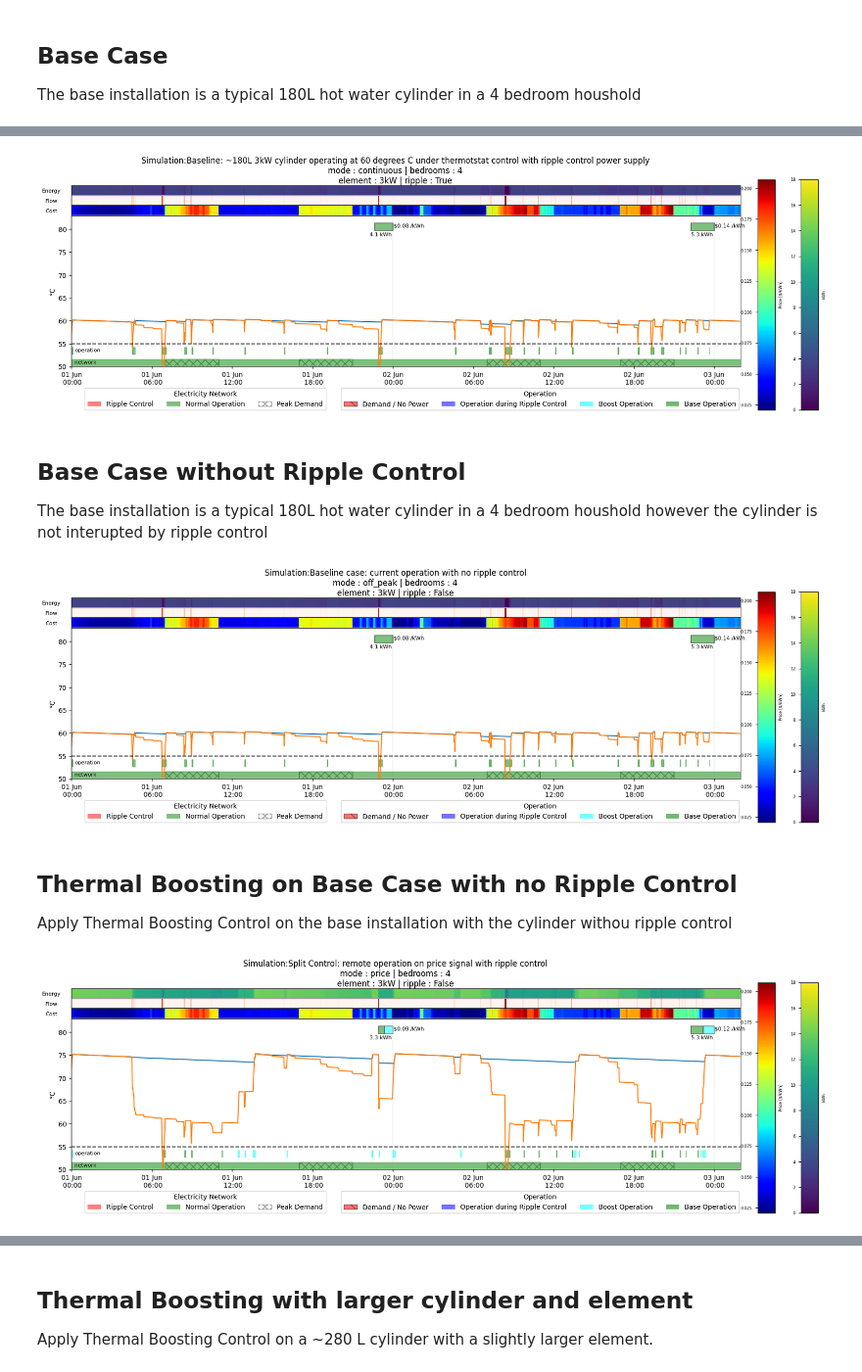
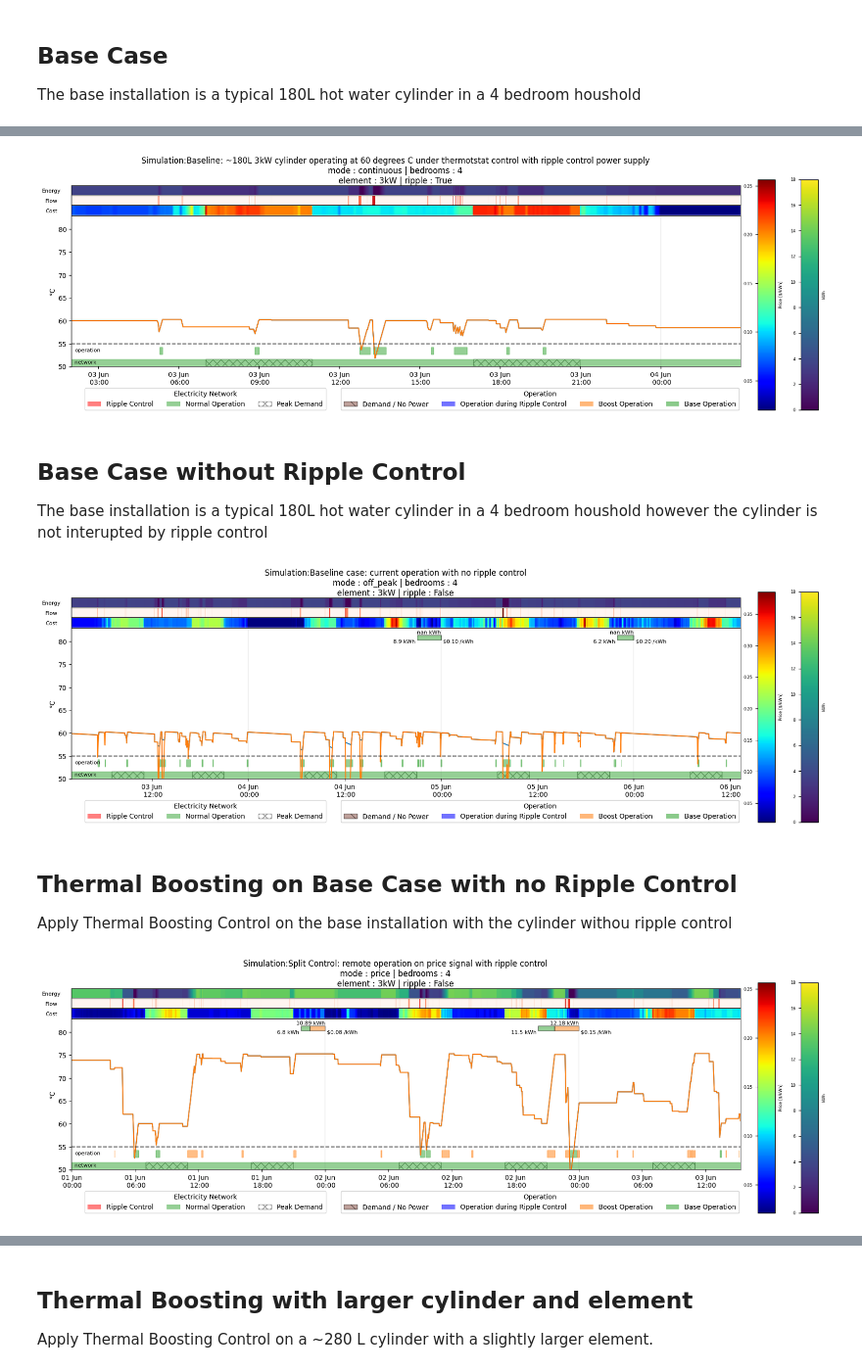
Before and after one commit to CJP123/cylinder, a Jupyter notebook: nbs/05_use.ipynb, the cells around one changed output, grey strips where cells are left out. Shown at 98% size. Saved outputs shown, nothing was run; the diff lists cells and outputs as text; code cells hidden in the pictures.

```diff
--- a/nbs/05_use.ipynb
+++ b/nbs/05_use.ipynb
@@ -63,22 +62,24 @@ strategies[0] = {'name': 'Baseline: ~180L 3kW cylinder operating at 60 degrees C
                 'Tset_L' : 60.0,
                 'radius' : 0.22,
                 'height' : 1.1,
-                'ripple' : True}
+                'ripple' : True,
+                'mixed' : False}
 # %%
 def run_simulation(strategy, power, time_period):
     env = HWC(T_set=strategy['Tset_H'],
             radius=strategy['radius'],
             height=strategy['height'],
             element=strategy['bedrooms'],
+            mixed=strategy['mixed'],
             T_cold=15,
             T_inlet=15,
             U=.8,
-            K=0,
+            K=.05,
             noisey=False)
     temp = []
     flow = load_demand(path = Path('../data/drawprofiles'),
                     bed=strategy['bedrooms'],
-                    unit=3).loc[:,'flow']
+                    unit=0).loc[:,'flow']
     for row in power.loc[time_period].itertuples(): # go through a set time period
         action = 0
         element = 0 # heating power
@@ -96,7 +97,7 @@ def run_simulation(strategy, power, time_period):
 
             elif strategy['operation'] == 'price': # if the strategy is to use the thermostat high temperature sensor then the element is on
                 # action = 1 if row.cost < 0.1 else 0
-                action = 1 if row.costrank_8h < 0.2 else 0
+                action = 1 if row.costrank_4h < 0.25 else 0
                 element = 2 if action == 1 else 0
 
 
@@ -137,8 +142,8 @@ df[0] = run_simulation(strategies[0], power, time_period='2020-06')
 # %%
 # |filter_stream FutureWarning
-plot_sim(strategies[0], df[0].iloc[:3000])
+plot_sim(strategies[0], df[0].iloc[3000:4500])
 # %% [output]
-[figure, old version]
+[figure, new version]
 # %% [markdown]
 ## Base Case without Ripple Control
 
@@ -152,15 +157,17 @@ strategies[1] = {'name':'Baseline case: current operation with no ripple control
             'Tset_L' : 60.,
             'radius' : 0.22,
             'height' : 1.1,
-            'ripple' : False}
+            'ripple' : False,
+            'mixed' : False,
+            }
 # %%
 #| hide
 df[1] = run_simulation(strategies[1], power, time_period='2020-06')
 # %%
 # |filter_stream FutureWarning
-plot_sim(strategies[1], df[1].iloc[:3000])
+plot_sim(strategies[1], df[1].iloc[3000:8000], verbose=True)
 # %% [output]
-[figure, old version]
+[figure, new version]
 # %% [markdown]
 ## Thermal Boosting on Base Case with no Ripple Control
 
@@ -174,12 +181,14 @@ strategies[2] = {'name': 'Split Control: remote operation on price signal with r
             'Tset_L' : 60.,
             'radius' : 0.22,
             'height' : 1.1,
-            'ripple' : False}
+            'ripple' : False,
+            'mixed' : True,
+            }
 # %%
 #| hide
 df[2] = run_simulation(strategies[2], power, time_period='2020-06')
 # %%
 # |filter_stream FutureWarning , .iteritems()
-plot_sim(strategies[2], df[2].iloc[:3000])
+plot_sim(strategies[2], df[2].iloc[:3800], verbose=True)
 # %% [output]
-[figure, old version]
+[figure, new version]
```
Also changed, not shown: parts of 11 cells of this notebook, 11 other files.
